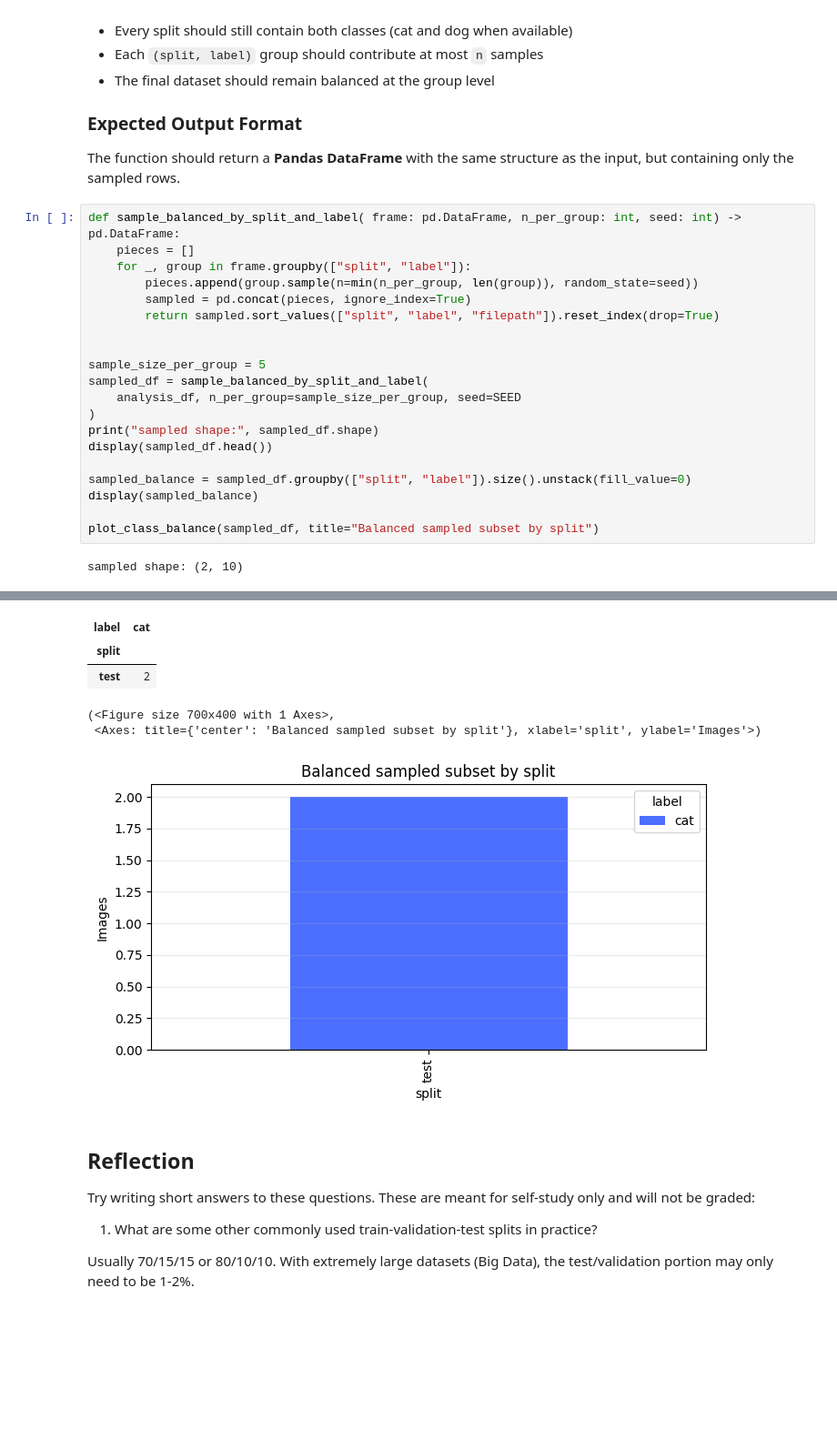
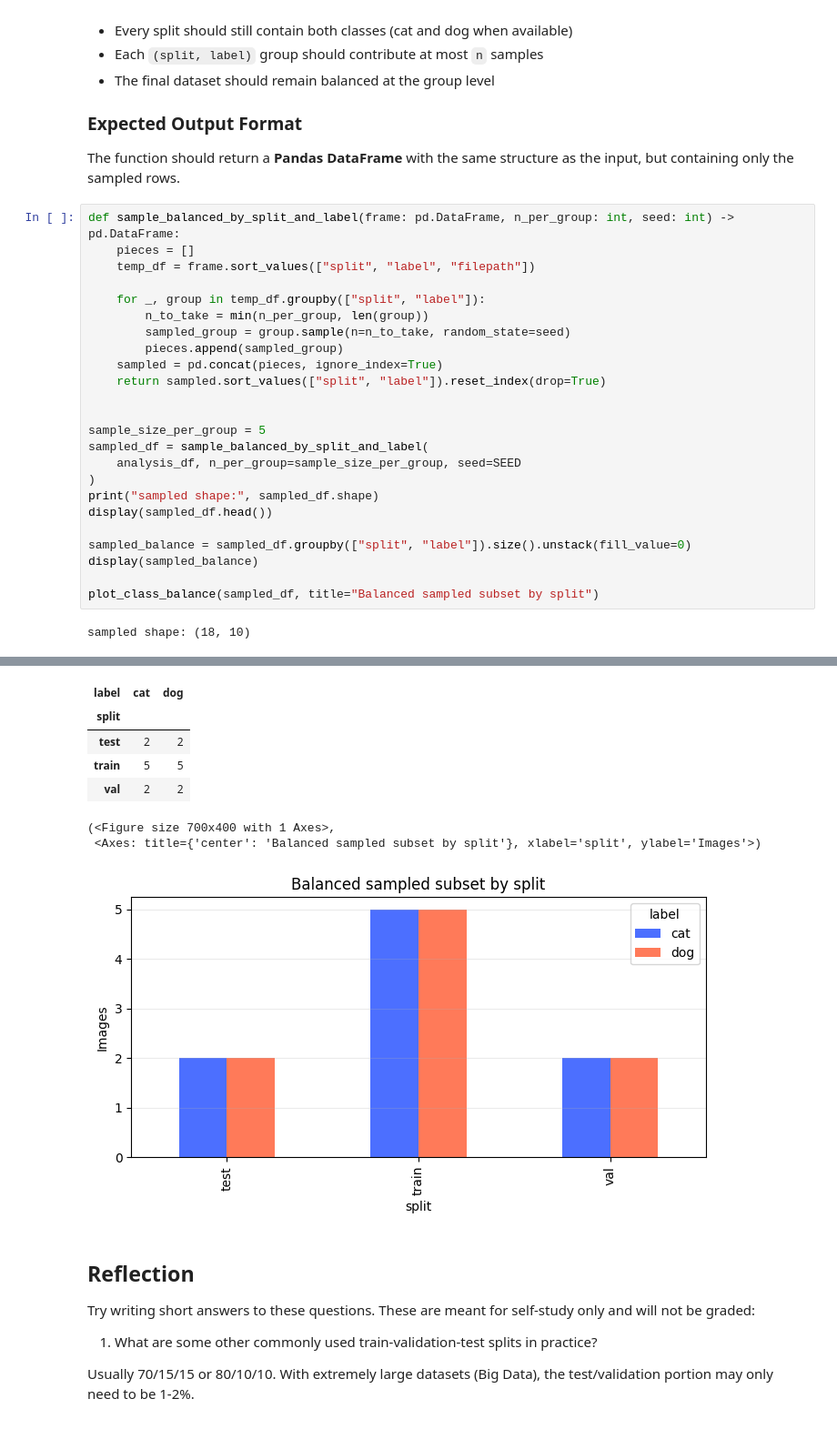
Before and after one commit to vgu-dsai-2026/lab-2-pandas-TeniLeNguyen, a Jupyter notebook: notebook.ipynb, the cells around one changed output, grey strips where cells are left out. Shown at 91% size. Drawn from its saved outputs; the diff is of its cells as text; blank space fills up the shorter version.

```diff
--- a/notebook.ipynb
+++ b/notebook.ipynb
@@ -498,12 +498,16 @@ This ensures no group is oversampled and preserves natural dataset constraints.
 
 The function should return a **Pandas DataFrame** with the same structure as the input, but containing only the sampled rows.
 # %%
-def sample_balanced_by_split_and_label( frame: pd.DataFrame, n_per_group: int, seed: int) -> pd.DataFrame:
+def sample_balanced_by_split_and_label(frame: pd.DataFrame, n_per_group: int, seed: int) -> pd.DataFrame:
     pieces = []
-    for _, group in frame.groupby(["split", "label"]):
-        pieces.append(group.sample(n=min(n_per_group, len(group)), random_state=seed))
-        sampled = pd.concat(pieces, ignore_index=True)
-        return sampled.sort_values(["split", "label", "filepath"]).reset_index(drop=True)
+    temp_df = frame.sort_values(["split", "label", "filepath"])
+
+    for _, group in temp_df.groupby(["split", "label"]):
+        n_to_take = min(n_per_group, len(group))
+        sampled_group = group.sample(n=n_to_take, random_state=seed)
+        pieces.append(sampled_group)
+    sampled = pd.concat(pieces, ignore_index=True)
+    return sampled.sort_values(["split", "label"]).reset_index(drop=True)
 
 
 sample_size_per_group = 5
@@ -518,7 +522,7 @@ display(sampled_balance)
 
 plot_class_balance(sampled_df, title="Balanced sampled subset by split")
 # %% [output]
-sampled shape: (2, 10)
+sampled shape: (18, 10)
 |  | filepath | label | split | width | height | mean_intensity | pixel_count | aspect_ratio | ... |
 | 0 | test\cat\cat_0009.jpg | cat | test | 64 | 64 | 0.657925 | 4096 | 1.0 | ... |
 | 1 | test\cat\cat_0010.jpg | cat | test | 64 | 64 | 0.454074 | 4096 | 1.0 | ... |
@@ -525,9 +532,11 @@ sampled shape: (2, 10)
-| label | cat |
-| split |  |
-| test | 2 |
+| label | cat | dog |
+| split |  |  |
+| test | 2 | 2 |
+| train | 5 | 5 |
+| val | 2 | 2 |
 (<Figure size 700x400 with 1 Axes>,
  <Axes: title={'center': 'Balanced sampled subset by split'}, xlabel='split', ylabel='Images'>)
-[figure, old version]
+[figure, new version]
 # %% [markdown]
 ## Reflection
 
```
Also changed, not shown: parts of 1 cell of this notebook.
